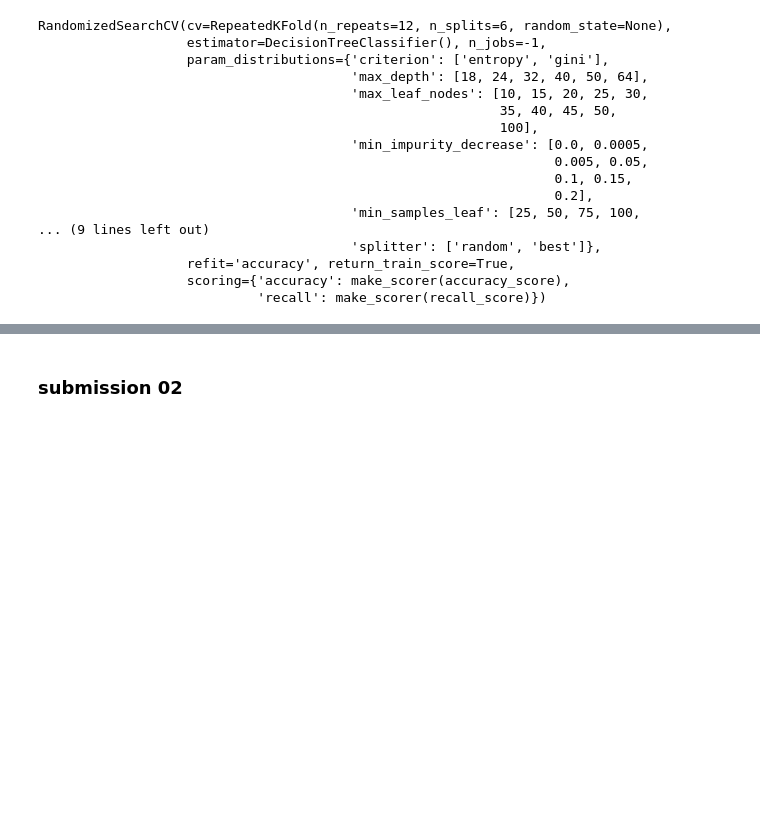
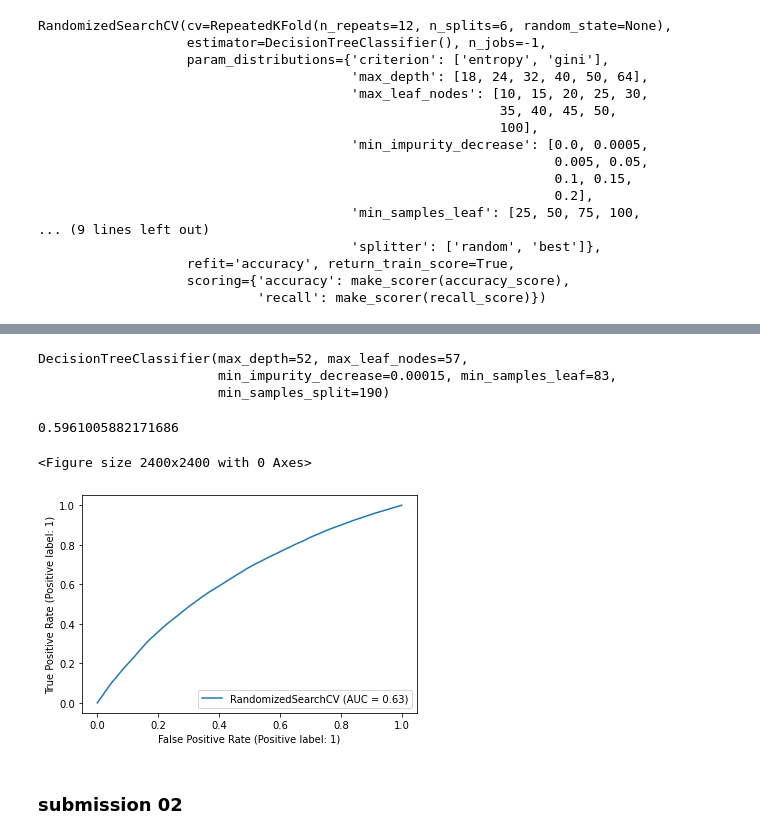
Before and after one commit to ashen007/Tabular-series-Nov-2021, a Jupyter notebook: models/baseline.ipynb, the cells around one changed output, grey strips where cells are left out. Drawn from its saved outputs; the diff is of its cells as text; code cells hidden in the pictures; blank space fills up the shorter version.

```diff
--- a/models/baseline.ipynb
+++ b/models/baseline.ipynb
@@ -428,0 +521,23 @@ tree_dt.score(tb_f_testX, tb_f_testY)
+# %%
+# narrow down 2
+param_dist = {'criterion': ['entropy', 'gini'],
+              'splitter': ['random', 'best'],
+              'min_weight_fraction_leaf': [0.0],
+              'min_samples_split': [190, 195, 200, 205, 210],
+              'min_samples_leaf': [80, 83, 85, 87, 90],
+              'min_impurity_decrease': [0.00015, 0.0002, 0.00025],
+              'max_leaf_nodes': [56, 57, 58, 59],
+              'max_depth': [42, 44, 46, 48, 50, 52]
+              }
+
+RGS_DT = RandomizedSearchCV(estimator=DT,
+                            param_distributions=param_dist,
+                            cv=cv,
+                            scoring={'accuracy': make_scorer(accuracy_score),
+                                     'recall': make_scorer(recall_score)},
+                            refit='accuracy',
+                            return_train_score=True,
+                            n_iter=10,
+                            n_jobs=-1)
+
+RGS_DT.get_params()
@@ -428,0 +562,2 @@ tree_dt.score(tb_f_testX, tb_f_testY)
+# %%
+RGS_DT.fit(tb_f_trainX, tb_f_trainY)
@@ -429,3 +594,21 @@ tree_dt.score(tb_f_testX, tb_f_testY)
+# %%
+RGS_DT.best_estimator_
+# %% [output]
+DecisionTreeClassifier(max_depth=52, max_leaf_nodes=57,
+                       min_impurity_decrease=0.00015, min_samples_leaf=83,
+                       min_samples_split=190)
+# %%
+fpr, tpr, thresh = roc_curve(tb_f_testY, RGS_DT.predict(tb_f_testX))
+auc(fpr, tpr)
+# %% [output]
+0.5961005882171686
+# %%
+plt.figure(figsize=[8, 8], dpi=300)
+RocCurveDisplay.from_estimator(RGS_DT, tb_f_testX, tb_f_testY)
+plt.show()
+# %% [output]
+<Figure size 2400x2400 with 0 Axes>
+[figure, added]
 # %% [markdown]
 ### submission 02
 # %%
```
Also changed, not shown: parts of 28 cells of this notebook.
